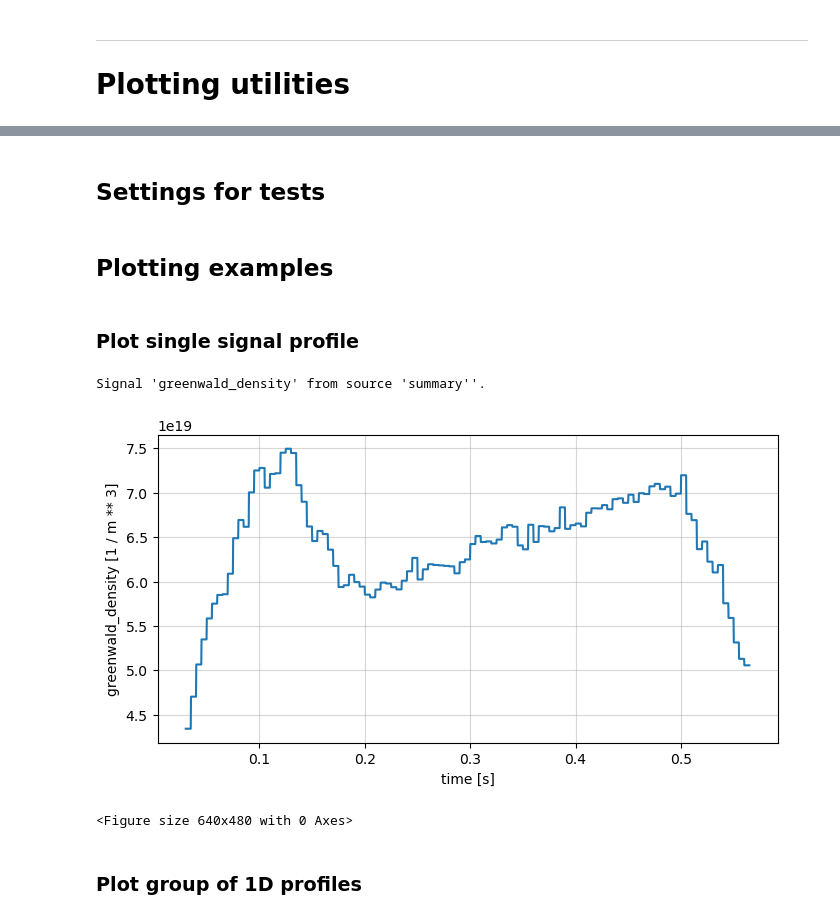
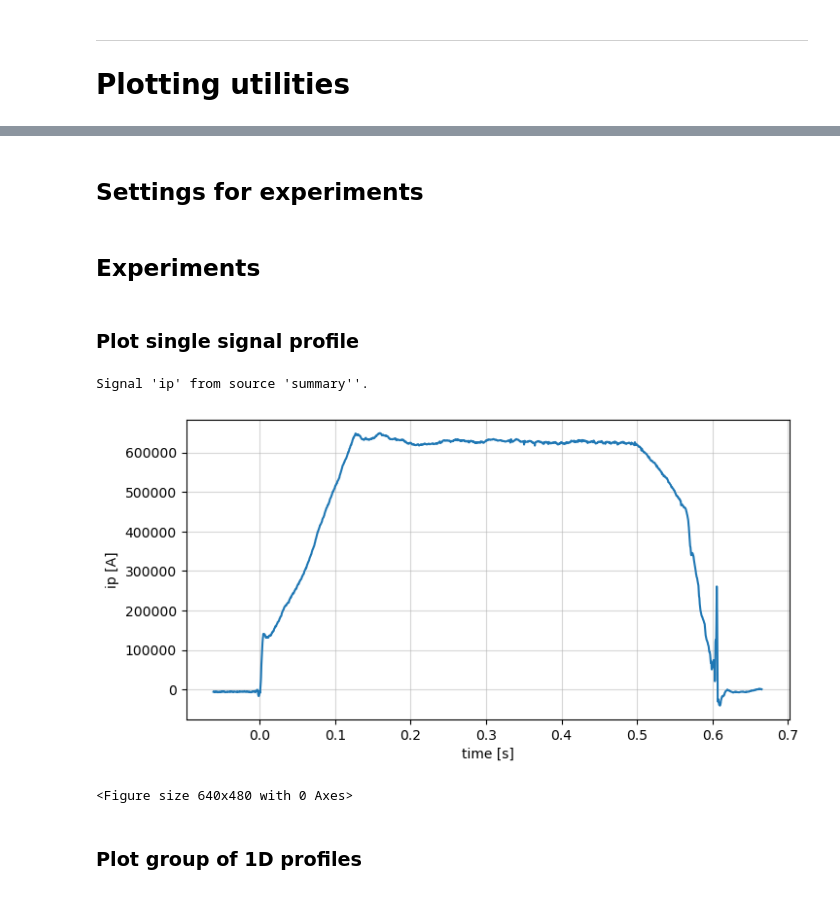
Before and after one commit to DataScienceLabFHSWF/tokamark, a Jupyter notebook: notebooks/Workshop demo of MAST_tools.ipynb, the cells around one changed output, grey strips where cells are left out. Saved outputs shown, nothing was run; the diff lists cells and outputs as text; code cells hidden in the pictures.

```diff
--- a/notebooks/Workshop demo of MAST_tools.ipynb
+++ b/notebooks/Workshop demo of MAST_tools.ipynb
@@ -451,15 +467,20 @@ plotting_manager = MASTPlottingManager()
 
 signal_manager = MASTSignalManager()
 # %% [markdown]
-## Settings for tests
+## Settings for experiments
 # %%
+shot_info = {
+    "shot_id": TARGET_SHOT_ID,
+    "local": LOCAL_MODE
+}
+
 # %matplotlib notebook
 %matplotlib inline
 
 # ----------------------------------------------------------------------------
 # Create a shot group to plot from
 
-group_from_shot_info = store_manager.make_shot_group(
+group_from_shot_info = signal_manager.store_manager.make_shot_group(
     data_origin={
         "shot_id": TARGET_SHOT_ID,
         "local": LOCAL_MODE,
@@ -490,24 +511,24 @@ if False:
     print(f"\nSource profiles from source '{target_source}':")
     print(source_profiles)
 # %% [markdown]
-## Plotting examples
+## Experiments
 # %% [markdown]
 ### Plot single signal profile
 # %%
 if True:
 
     # Select target signal from available signals
-    target_signal = available_signals[0]
+    target_signal = available_signals[1]  # -> Index 0 to 7 for default target source
     print(f"Signal '{target_signal}' from source '{target_source}''.")
 
     # Plot signal
     plotting_manager.plot_1d_profiles(
         profiles=source_profiles[target_signal],
         fig_size=[8, 4]
     )
 # %% [output]
-Signal 'greenwald_density' from source 'summary''.
+Signal 'ip' from source 'summary''.
-[figure, old version]
+[figure, new version]
 <Figure size 640x480 with 0 Axes>
 # %% [markdown]
 ### Plot group of 1D profiles
```
Also changed, not shown: parts of 33 cells of this notebook, 3 other files.
